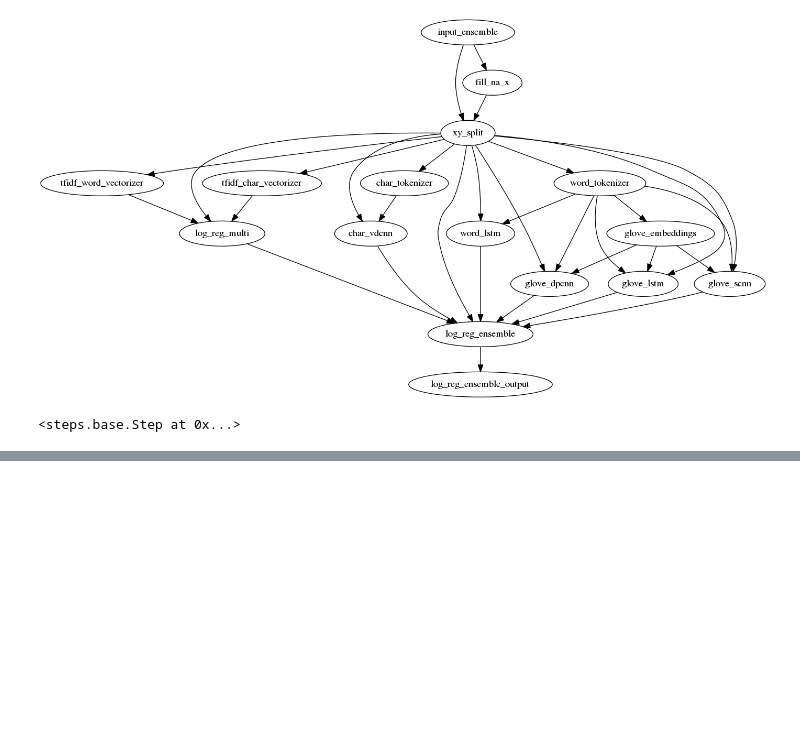
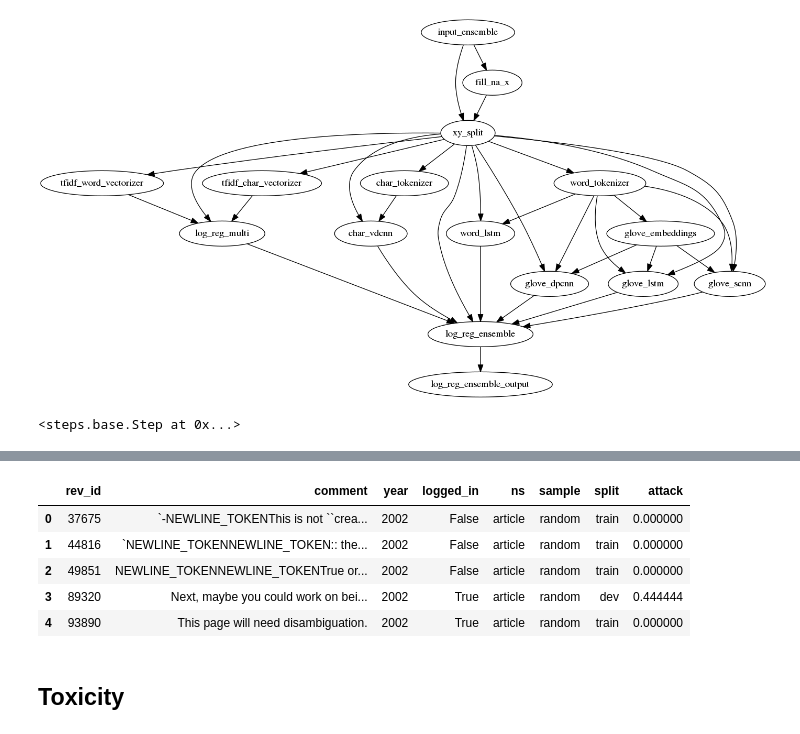
Before and after one commit to minerva-ml/open-solution-toxic-comments, a Jupyter notebook: devbook.ipynb, the cells around one changed output, grey strips where cells are left out. Saved outputs shown, nothing was run; the diff lists cells and outputs as text; code cells hidden in the pictures; blank space fills up the shorter version.

```diff
--- a/devbook.ipynb
+++ b/devbook.ipynb
@@ -413,0 +417,5 @@ logreg_ensemble_pipeline
+# %%
+comments = pd.read_csv('/mnt/ml-team/minerva/toxic/data/wikipedia_100k_attacks/attack_annotated_comments.tsv', sep = '\t', index_col = 0)
+annotations = pd.read_csv('/mnt/ml-team/minerva/toxic/data/wikipedia_100k_attacks/attack_annotations.tsv',  sep = '\t')
+# %%
+comments.reset_index(inplace=True)
@@ -413,0 +440,3 @@ logreg_ensemble_pipeline
+# %%
+mean_annotations = annotations.groupby('rev_id').mean().reset_index()[['rev_id','attack']]
+mean_annotations.head()
@@ -413,0 +450,10 @@ logreg_ensemble_pipeline
+# %%
+attack_df = pd.merge(comments, mean_annotations, on='rev_id')
+attack_df.head()
+# %% [output]
+|  | rev_id | comment | year | logged_in | ns | sample | split | attack |
+| 0 | 37675 | `-NEWLINE_TOKENThis is not ``crea... | 2002 | False | article | random | train | 0.000000 |
+| 1 | 44816 | `NEWLINE_TOKENNEWLINE_TOKEN:: the... | 2002 | False | article | random | train | 0.000000 |
+| 2 | 49851 | NEWLINE_TOKENNEWLINE_TOKENTrue or... | 2002 | False | article | random | train | 0.000000 |
+| 3 | 89320 | Next, maybe you could work on bei... | 2002 | True | article | random | dev | 0.444444 |
+| 4 | 93890 | This page will need disambiguation. | 2002 | True | article | random | train | 0.000000 |
@@ -413,0 +462,2 @@ logreg_ensemble_pipeline
+# %% [markdown]
+## Toxicity
```
Also changed, not shown: parts of 21 cells of this notebook, 1 other file.
